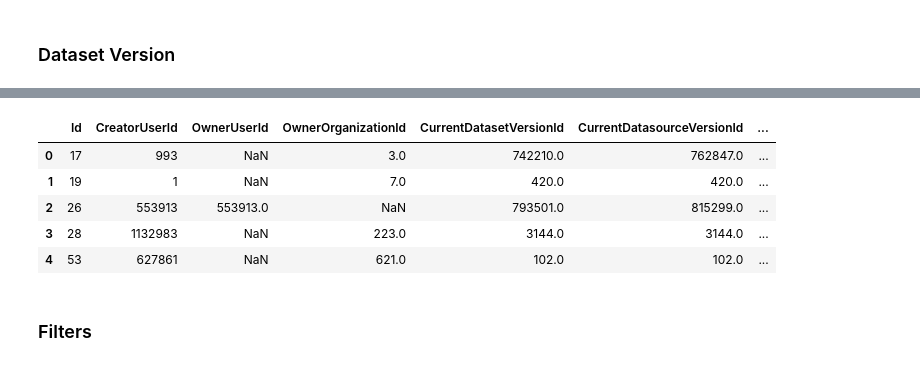
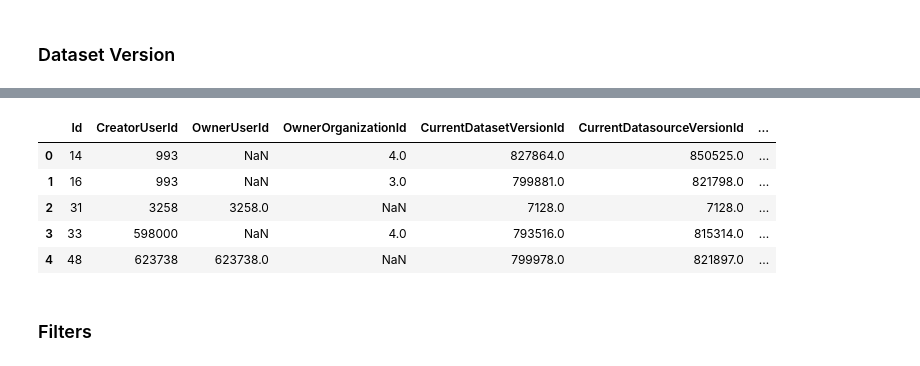
Before and after one commit to KevMCh/KaggleMetaData, a Jupyter notebook: src/Tops.ipynb, the cells around one changed output, grey strips where cells are left out. Drawn from its saved outputs; the diff is of its cells as text; code cells hidden in the pictures.

```diff
--- a/src/Tops.ipynb
+++ b/src/Tops.ipynb
@@ -57,14 +57,14 @@ datasetVersions
 # %%
-datasets = pd.read_csv("Datasets.csv", engine='python')
+datasets = pd.read_csv("Datasets.csv", engine='python', encoding='utf-8', on_bad_lines='skip', index_col=False)
 
 datasets.head()
 # %% [output]
 |  | Id | CreatorUserId | OwnerUserId | OwnerOrganizationId | CurrentDatasetVersionId | CurrentDatasourceVersionId | ... |
-| 0 | 17 | 993 | NaN | 3.0 | 742210.0 | 762847.0 | ... |
-| 1 | 19 | 1 | NaN | 7.0 | 420.0 | 420.0 | ... |
-| 2 | 26 | 553913 | 553913.0 | NaN | 793501.0 | 815299.0 | ... |
-| 3 | 28 | 1132983 | NaN | 223.0 | 3144.0 | 3144.0 | ... |
-| 4 | 53 | 627861 | NaN | 621.0 | 102.0 | 102.0 | ... |
+| 0 | 14 | 993 | NaN | 4.0 | 827864.0 | 850525.0 | ... |
+| 1 | 16 | 993 | NaN | 3.0 | 799881.0 | 821798.0 | ... |
+| 2 | 31 | 3258 | 3258.0 | NaN | 7128.0 | 7128.0 | ... |
+| 3 | 33 | 598000 | NaN | 4.0 | 793516.0 | 815314.0 | ... |
+| 4 | 48 | 623738 | 623738.0 | NaN | 799978.0 | 821897.0 | ... |
 # %% [markdown]
 ### Filters
 # %% [markdown]
```
Also changed, not shown: parts of 13 cells of this notebook, 41 other files.
